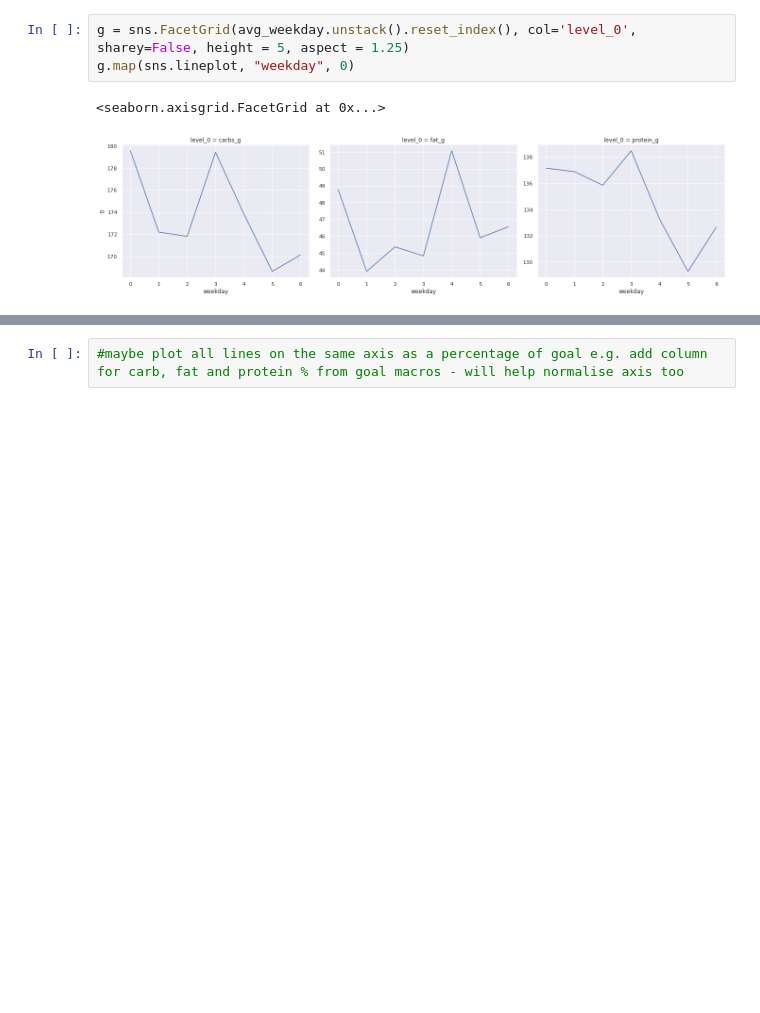
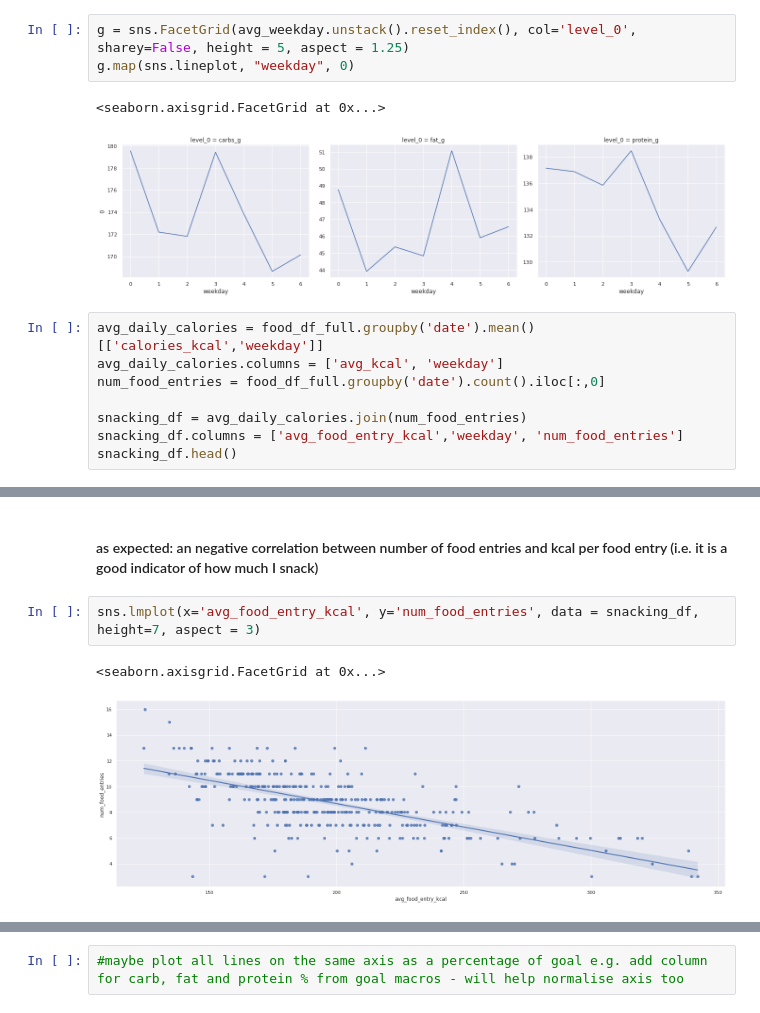
Before and after one commit to ismailmo1/mfp-wrapped, a Jupyter notebook: food_eda.ipynb, the cells around one changed output, grey strips where cells are left out. Saved outputs shown, nothing was run; the diff lists cells and outputs as text; blank space fills up the shorter version.

Commit message:
investigated snacking behaviour

```diff
--- a/food_eda.ipynb
+++ b/food_eda.ipynb
@@ -334,3 +334,11 @@ g.map(sns.lineplot, "weekday", 0)
 # %% [output]
 <seaborn.axisgrid.FacetGrid at 0x...>
 [figure]
+# %%
+avg_daily_calories = food_df_full.groupby('date').mean()[['calories_kcal','weekday']]
+avg_daily_calories.columns = ['avg_kcal', 'weekday']
+num_food_entries = food_df_full.groupby('date').count().iloc[:,0]
+
+snacking_df = avg_daily_calories.join(num_food_entries)
+snacking_df.columns = ['avg_food_entry_kcal','weekday', 'num_food_entries']
+snacking_df.head()
@@ -336,0 +353,7 @@ g.map(sns.lineplot, "weekday", 0)
+# %% [markdown]
+#### as expected: an negative correlation between number of food entries and kcal per food entry (i.e. it is a good indicator of how much I snack)
+# %%
+sns.lmplot(x='avg_food_entry_kcal', y='num_food_entries', data = snacking_df, height=7, aspect = 3)
+# %% [output]
+<seaborn.axisgrid.FacetGrid at 0x...>
+[figure, added]
```
Also changed, not shown: parts of 12 cells of this notebook.
